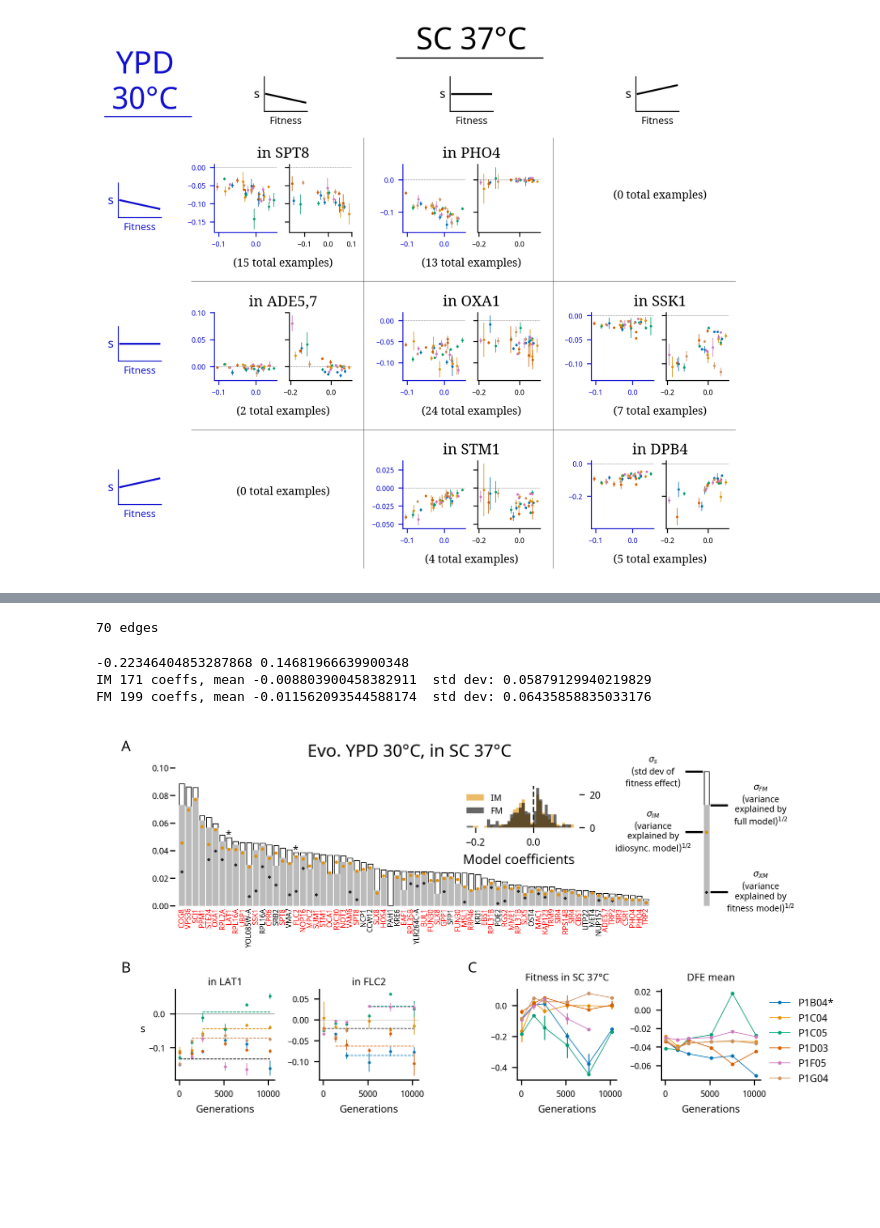
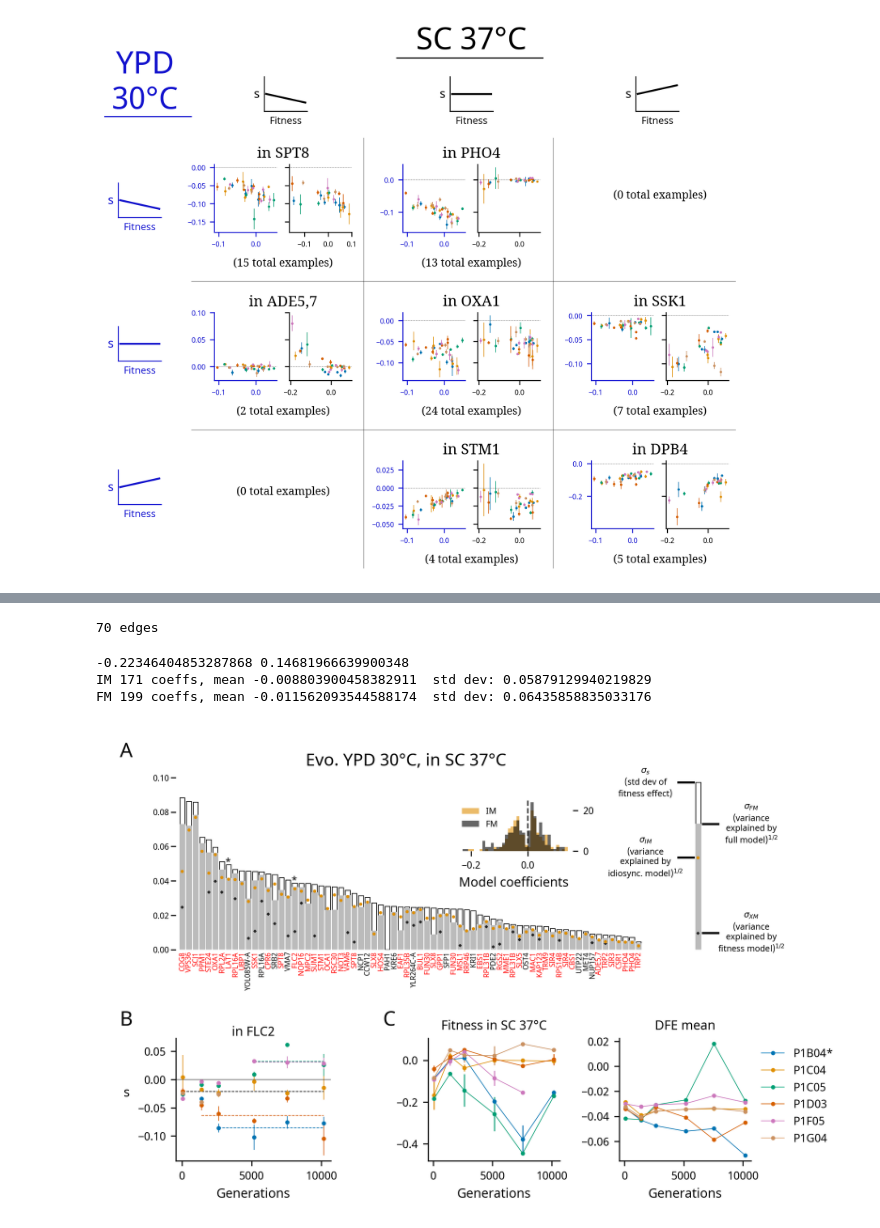
Before and after one commit to mjohnson11/VTn_pipeline, a Jupyter notebook: Analysis/PLOT_main_figs.ipynb, the cells around one changed output, grey strips where cells are left out. Drawn from its saved outputs; the diff is of its cells as text; code cells hidden in the pictures; blank space fills up the shorter version.

```diff
--- a/Analysis/PLOT_main_figs.ipynb
+++ b/Analysis/PLOT_main_figs.ipynb
@@ -16,7 +16,7 @@ vtn_s = pd.read_csv('../../output/VTn_s.csv')
 byrm_s = pd.read_csv('../../output/BYxRM_s.csv')
 vtn_x = pd.read_csv('../../output/VTn_x.csv')
 byrm_x = pd.read_csv('../../output/BYxRM_x.csv')
-vtn_s = vtn_s.merge(vtn_x[['Sample', 'Fitness', 'Freq_T0', 's_VLTE', 'Fitness_sub_70']], on='Sample', how='left')
+vtn_s = vtn_s.merge(vtn_x[['Sample', 'Fitness', 'Fitness_sub_70']], on='Sample', how='left')
 byrm_s = byrm_s.merge(byrm_x, on='Sample', how='left')
 conditions = ['P1_YPD_30C', 'P3_SC_37C', 'P1_SC_37C']
 vtn_s = vtn_s[vtn_s.Cond.isin(conditions)]
@@ -44,7 +44,7 @@ vtn_dfe = vtn_s_for_dfe[['Sample', 's']].groupby('Sample').mean().reset_index().
 vtn_dfe = vtn_dfe.merge(vtn_s[['Sample', 's']].groupby('Sample').std().reset_index().rename(columns={'s': 'DFE_std'}), on='Sample')
 vtn_dfe = vtn_dfe.merge(vtn_s[['Sample', 's']].groupby('Sample').skew().reset_index().rename(columns={'s': 'DFE_skew'}), on='Sample')
 vtn_x['Fitness_std'] = np.std(vtn_x[['Clone_A_s', 'Clone_B_s']], axis=1)
-vtn_dfe = vtn_dfe.merge(vtn_x[['Sample', 'Fitness', 'Fitness_std', 'Freq_T0', 's_VLTE']], on='Sample', how='left')
+vtn_dfe = vtn_dfe.merge(vtn_x[['Sample', 'Fitness', 'Fitness_std']], on='Sample', how='left')
 vtn_dfe['Pop'] = vtn_dfe['Sample'].str.split('_').str[1]
 vtn_dfe['Env'] = vtn_dfe['Sample'].apply(lambda s: '_'.join(s.split('_')[2:]))
 vtn_dfe['Cond'] = vtn_dfe['Pop'].str[:2]+'_'+vtn_dfe['Env']
@@ -466,9 +468,9 @@ p1_sc_examples = [
     #'TTTAACTCACCGTAA', # nearby_SFP1_
 ]
 
-fig = pl.figure(figsize=(7.25, 4), dpi=300)
-gs0 = gridspec.GridSpec(13, 14)
-top_gs = gridspec.GridSpecFromSubplotSpec(1, 1, subplot_spec=gs0[:6,:])
+fig = pl.figure(figsize=(7.25, 5), dpi=300)
+gs0 = gridspec.GridSpec(15, 14)
+top_gs = gridspec.GridSpecFromSubplotSpec(1, 1, subplot_spec=gs0[:7,:])
 sub = pl.Subplot(fig, top_gs[0])
 fig.add_subplot(sub)
 
@@ -479,49 +481,52 @@ isub1 = fig.add_axes([0.5, 0.73, 0.16, 0.1])
 plot_hist(coeff_list, isub1)
 #plot_heatmap(mat, sub, 'YPD 30°C')
 
-dfe_gs = gridspec.GridSpecFromSubplotSpec(1, 2, subplot_spec=gs0[9:,8:])
+dfe_gs = gridspec.GridSpecFromSubplotSpec(1, 2, subplot_spec=gs0[10:,6:])
 dfe_subs = [pl.Subplot(fig, dfe_gs[0]), pl.Subplot(fig, dfe_gs[1])]
 jnk = [fig.add_subplot(dfe_subs[i]) for i in range(2)]
 cond = 'P1_SC_37C'
 td = vtn_dfe[vtn_dfe.Cond==cond]
 for pop in cond_pops[cond.split('_')[0]]:
     ttd = td[td.Pop==pop].sort_values('Gen')
     gen_rec = [gen_fixer[g][cond.split('_')[0]] for g in ttd['Gen']]
     if sci_stats.linregress(gen_rec, ttd['DFE_mean'])[3]<0.05:
         lab = pop+'*'
     else:
         lab = pop
     #if len(ttd[ttd['Fitness_std']==0]) > 0:
     #    print('Missing errors for', cond, pop, list(ttd[ttd['Fitness_std']==0]['Gen']))
-    dfe_subs[0].errorbar(x=gen_rec, y=ttd['Fitness'], yerr=ttd['Fitness_std'], linestyle='-', marker='.', markersize=3, elinewidth=0.75, linewidth=0.5, color=color_map[pop], label=lab)
-    dfe_subs[1].plot(gen_rec, ttd['DFE_mean'], linestyle='-', marker='.', markersize=3, linewidth=0.5, color=color_map[pop], label=lab)
-dfe_subs[1].set_title('DFE mean', fontsize=7)
-dfe_subs[0].set_title('Fitness in SC 37°C', fontsize=7)
-dfe_subs[1].legend(frameon=False, bbox_to_anchor=(1, 1), fontsize=7)
+    dfe_subs[0].errorbar(x=gen_rec, y=ttd['Fitness'], yerr=ttd['Fitness_std'], linestyle='-', marker='.', markersize=4, elinewidth=0.75, linewidth=0.5, color=color_map[pop], label=lab)
+    dfe_subs[1].plot(gen_rec, ttd['DFE_mean'], linestyle='-', marker='.', markersize=4, linewidth=0.5, color=color_map[pop], label=lab)
+dfe_subs[1].set_title('DFE mean', fontsize=9)
+dfe_subs[0].set_title('Fitness in SC 37°C', fontsize=9)
+dfe_subs[1].legend(frameon=False, bbox_to_anchor=(1, 1), fontsize=8)
 for dfe_sub in dfe_subs:
-    dfe_sub.tick_params(labelsize=6)
-    dfe_sub.set_xlabel('Generations', fontsize=7)
+    dfe_sub.tick_params(labelsize=8)
+    dfe_sub.set_xlabel('Generations', fontsize=9)
     sns.despine(ax=dfe_sub)
 
-tmp_gs = gridspec.GridSpecFromSubplotSpec(1, 2, subplot_spec=gs0[9:,:6])
-subs0 = [pl.Subplot(fig, tmp_gs[j]) for j in range(2)]
-jnk = [fig.add_subplot(subs0[j]) for j in range(2)]
+
+tmp_gs = gridspec.GridSpecFromSubplotSpec(1, 1, subplot_spec=gs0[10:,:4])
+subs0 = [pl.Subplot(fig, tmp_gs[j]) for j in range(1)]
+jnk = [fig.add_subplot(subs0[j]) for j in range(1)]
 pl.subplots_adjust(hspace=0.55, wspace=0.45)
-plot_one_det(subs0[0], 'P1_SC_37C', 'CTAAGCAGTCTTCTC', 'IM', 'k', title_cond=False)
-plot_one_det(subs0[1], 'P1_SC_37C', 'TGATCATCACGGGAC', 'IM', 'k', title_cond=False)
+#plot_one_det(subs0[0], 'P1_SC_37C', 'CTAAGCAGTCTTCTC', 'IM', 'k', title_cond=False)
+plot_one_det(subs0[0], 'P1_SC_37C', 'TGATCATCACGGGAC', 'IM', 'k', title_cond=False, ms=4, ls=9)
 #plot_one_det(subs0[2], 'P1_SC_37C', 'TTTAACTCACCGTAA', 'IM', 'k', title_cond=False)
 
-subs0[0].set_ylabel('s', rotation='horizontal', fontsize=7)
-jnk = [sns.despine(ax=subs0[j]) for j in range(2)]
+subs0[0].set_ylabel('s', rotation='horizontal', fontsize=9, labelpad=8)
+jnk = [sns.despine(ax=subs0[j]) for j in range(1)]
+subs0[0].tick_params(which='both', labelsize=8)
+sns.despine(ax=subs0[0])
 
-pl.annotate('A', fontsize=10, xy=(0.04, 0.93), xycoords="figure fraction", horizontalalignment="center")
-pl.annotate('B', fontsize=10, xy=(0.04, 0.38), xycoords="figure fraction", horizontalalignment="center")
-pl.annotate('C', fontsize=10, xy=(0.5, 0.38), xycoords="figure fraction", horizontalalignment="center")
+pl.annotate('A', fontsize=14, xy=(0.04, 0.93), xycoords="figure fraction", horizontalalignment="center")
+pl.annotate('B', fontsize=14, xy=(0.04, 0.38), xycoords="figure fraction", horizontalalignment="center")
+pl.annotate('C', fontsize=14, xy=(0.39, 0.38), xycoords="figure fraction", horizontalalignment="center")
 
 fig.savefig('../../Figures/P1_SC_37C_all.pdf', background='transparent', bbox_inches='tight', pad_inches=0.1)
 # %% [output]
 70 edges
 -0.22346404853287868 0.14681966639900348
 IM 171 coeffs, mean -0.008803900458382911  std dev: 0.05879129940219829
 FM 199 coeffs, mean -0.011562093544588174  std dev: 0.06435858835033176
-[figure, old version]
+[figure, new version]
```
Also changed, not shown: parts of 2 cells of this notebook, 3 other files.
